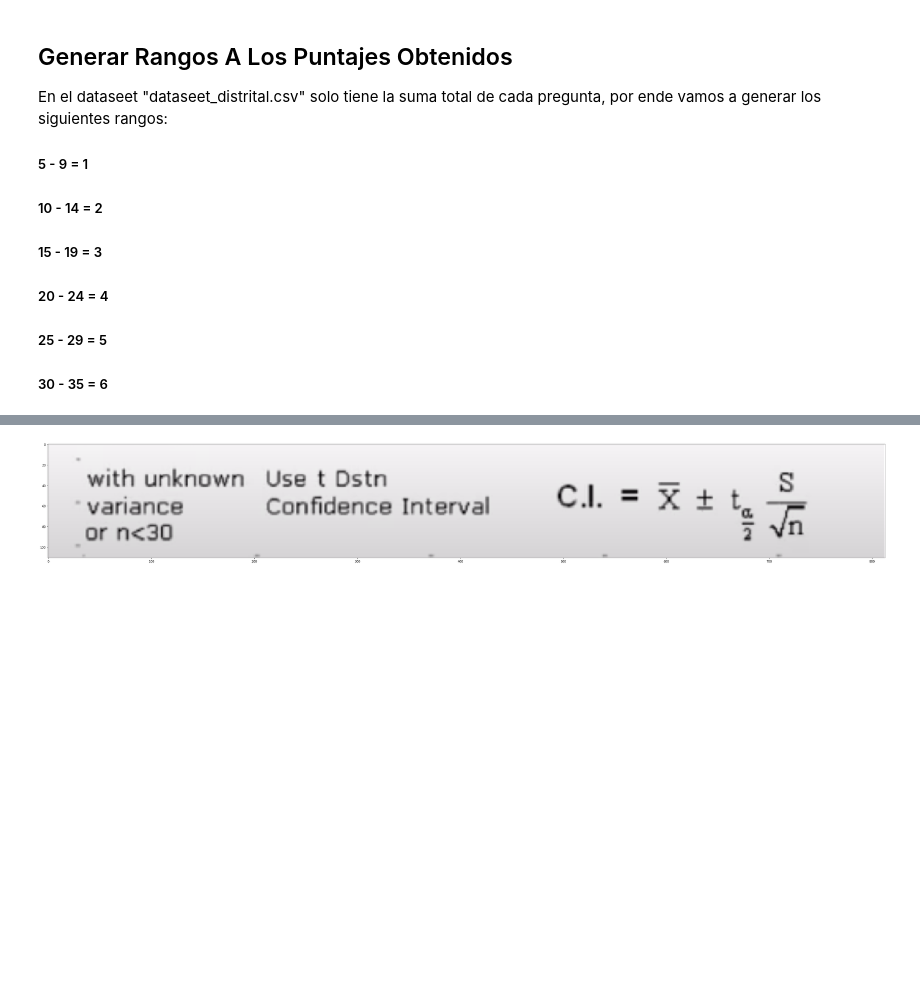
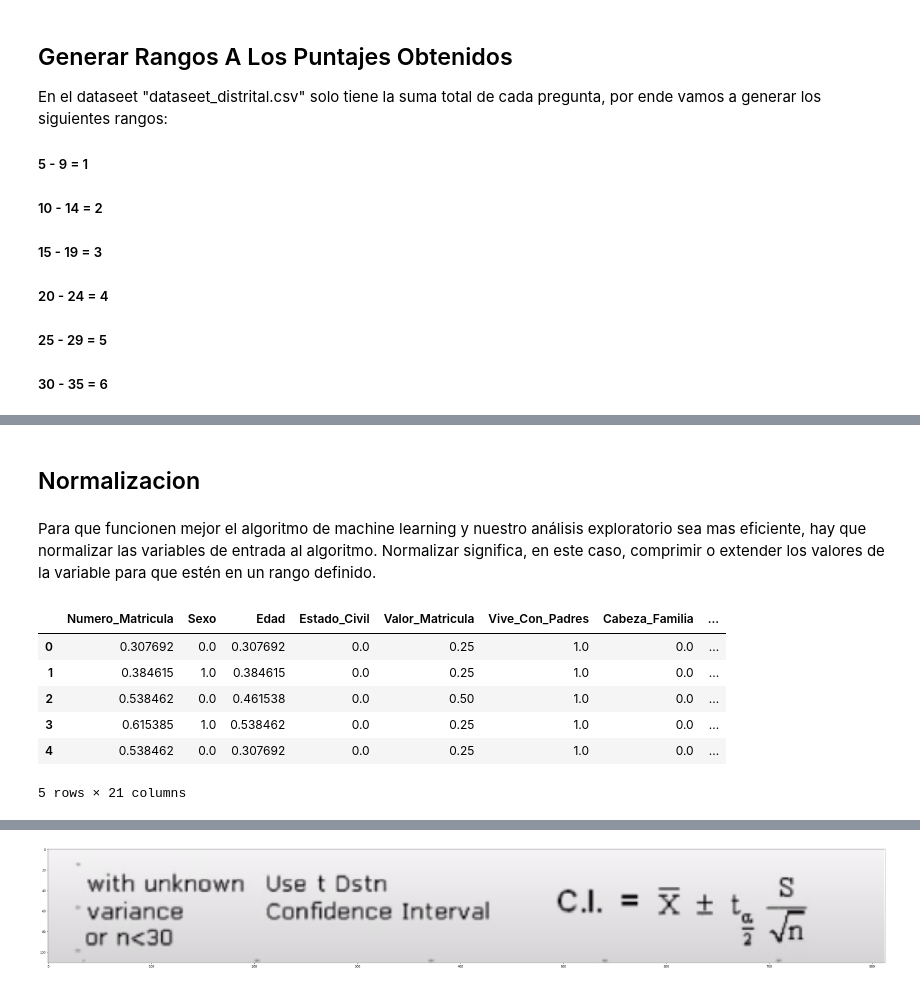
Before and after one commit to Cristian-Blanco/investigacion-operaciones, a Jupyter notebook: ModeloPredictivo/Analisis Exploratorio.ipynb, the cells around one changed output, grey strips where cells are left out. Cells and saved outputs as stored; diff of their text form; code cells hidden in the pictures; blank space fills up the shorter version.

```diff
--- a/ModeloPredictivo/Analisis Exploratorio.ipynb
+++ b/ModeloPredictivo/Analisis Exploratorio.ipynb
@@ -79,0 +80,4 @@ data.head()
+# %% [markdown]
+## Normalizacion
+# %% [markdown]
+Para que funcionen mejor el algoritmo de machine learning y nuestro análisis exploratorio sea mas eficiente, hay que normalizar las variables de entrada al algoritmo. Normalizar significa, en este caso, comprimir o extender los valores de la variable para que estén en un rango definido.
@@ -79,0 +88,10 @@ data.head()
+# %%
+data_norm.head()#Normalizado los datos, imprimimos las primeras 5 filas del dataseet
+# %% [output]
+|  | Numero_Matricula | Sexo | Edad | Estado_Civil | Valor_Matricula | Vive_Con_Padres | Cabeza_Familia | ... |
+| 0 | 0.307692 | 0.0 | 0.307692 | 0.0 | 0.25 | 1.0 | 0.0 | ... |
+| 1 | 0.384615 | 1.0 | 0.384615 | 0.0 | 0.25 | 1.0 | 0.0 | ... |
+| 2 | 0.538462 | 0.0 | 0.461538 | 0.0 | 0.50 | 1.0 | 0.0 | ... |
+| 3 | 0.615385 | 1.0 | 0.538462 | 0.0 | 0.25 | 1.0 | 0.0 | ... |
+| 4 | 0.538462 | 0.0 | 0.307692 | 0.0 | 0.25 | 1.0 | 0.0 | ... |
+5 rows × 21 columns
```
Also changed, not shown: parts of 53 cells of this notebook.
